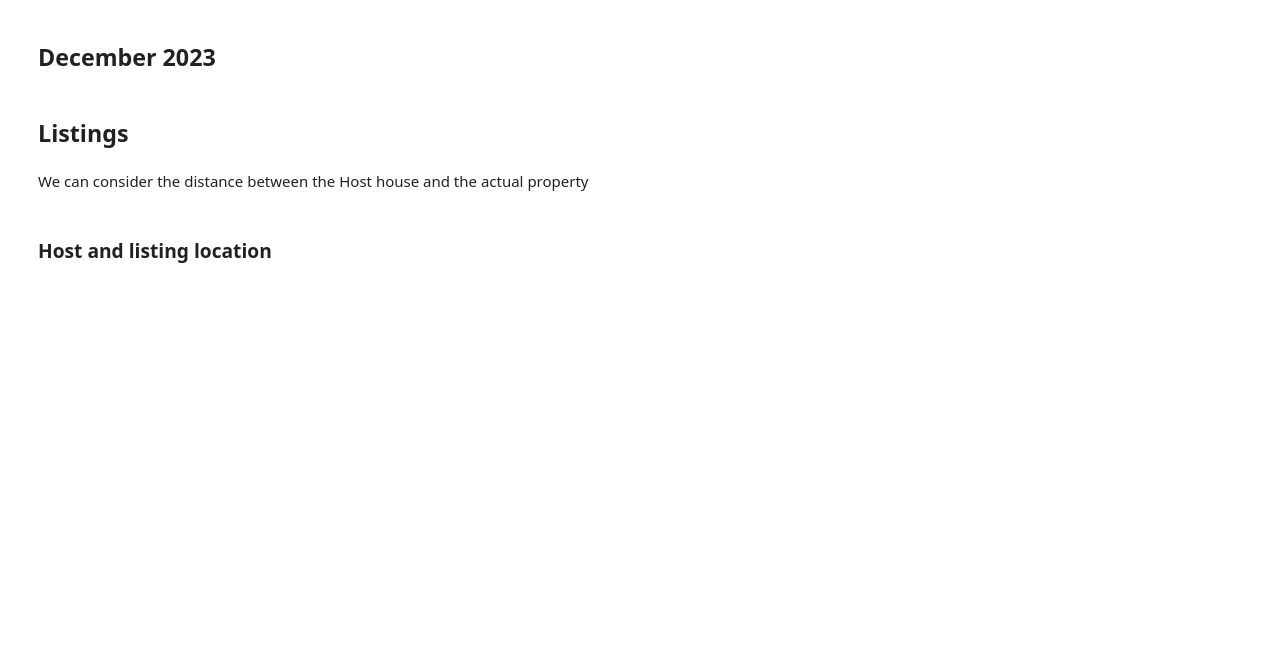
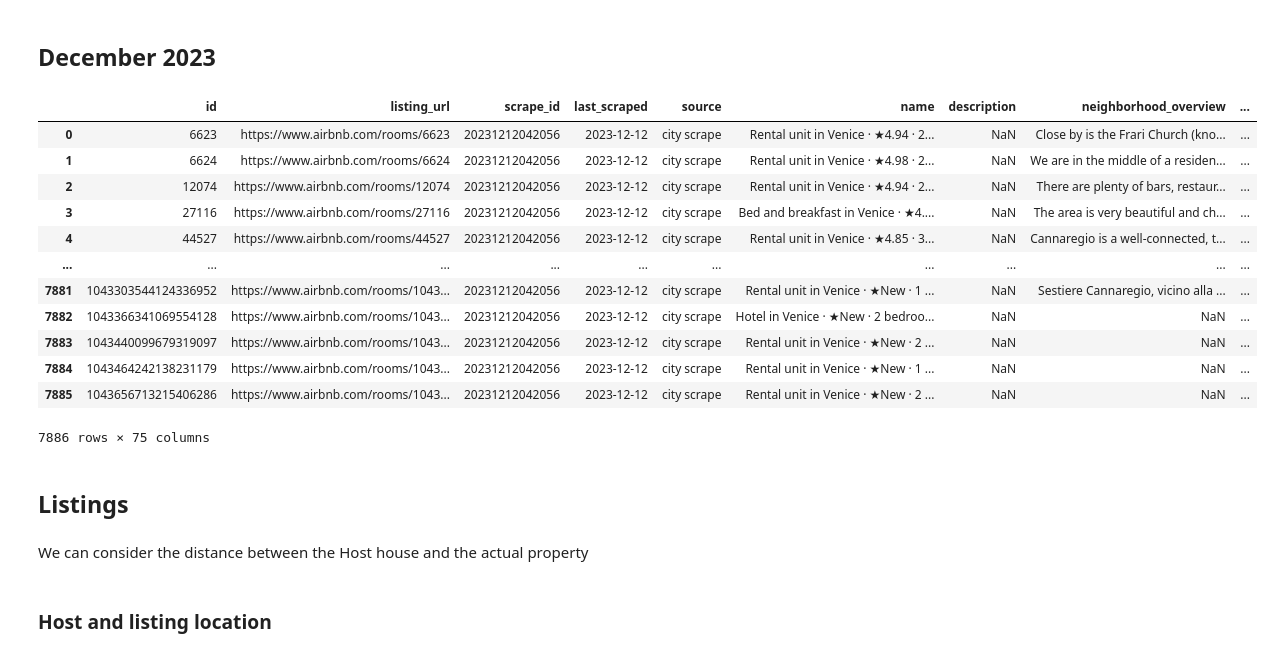
Before and after one commit to FiliTol/price-forecast, a Jupyter notebook: exploration.ipynb, the cells around one changed output. Drawn from its saved outputs; the diff is of its cells as text; code cells hidden in the pictures; blank space fills up the shorter version.

```diff
--- a/exploration.ipynb
+++ b/exploration.ipynb
@@ -1,5 +1,8 @@
 # %%
+from distutils.command.clean import clean
+
 import pandas as pd
+pd.options.display.float_format = '{:.0f}'.format
 from pandas.api.types import CategoricalDtype
 import numpy as np
 from geopy.geocoders import Nominatim
@@ -10,8 +13,33 @@ import json
 import statistics
 import re
 from sklearn.impute import KNNImputer
+from decimal import Decimal
+
+# For sentiment analysis of text
+import nltk
+#nltk.download("all") # Only first time
+from nltk.sentiment.vader import SentimentIntensityAnalyzer
+from nltk.corpus import stopwords
+from nltk.tokenize import word_tokenize
+from nltk.stem import WordNetLemmatizer
 # %% [markdown]
 ## December 2023
+# %%
+pd.read_csv("data/2023dic/d_listings.csv")
+# %% [output]
+|  | id | listing_url | scrape_id | last_scraped | source | name | description | neighborhood_overview | ... |
+| 0 | 6623 | https://www.airbnb.com/rooms/6623 | 20231212042056 | 2023-12-12 | city scrape | Rental unit in Venice · ★4.94 · 2... | NaN | Close by is the Frari Church (kno... | ... |
+| 1 | 6624 | https://www.airbnb.com/rooms/6624 | 20231212042056 | 2023-12-12 | city scrape | Rental unit in Venice · ★4.98 · 2... | NaN | We are in the middle of a residen... | ... |
+| 2 | 12074 | https://www.airbnb.com/rooms/12074 | 20231212042056 | 2023-12-12 | city scrape | Rental unit in Venice · ★4.94 · 2... | NaN | There are plenty of bars, restaur... | ... |
+| 3 | 27116 | https://www.airbnb.com/rooms/27116 | 20231212042056 | 2023-12-12 | city scrape | Bed and breakfast in Venice · ★4.... | NaN | The area is very beautiful and ch... | ... |
+| 4 | 44527 | https://www.airbnb.com/rooms/44527 | 20231212042056 | 2023-12-12 | city scrape | Rental unit in Venice · ★4.85 · 3... | NaN | Cannaregio is a well-connected, t... | ... |
+| ... | ... | ... | ... | ... | ... | ... | ... | ... | ... |
+| 7881 | 1043303544124336952 | https://www.airbnb.com/rooms/1043... | 20231212042056 | 2023-12-12 | city scrape | Rental unit in Venice · ★New · 1 ... | NaN | Sestiere Cannaregio, vicino alla ... | ... |
+| 7882 | 1043366341069554128 | https://www.airbnb.com/rooms/1043... | 20231212042056 | 2023-12-12 | city scrape | Hotel in Venice · ★New · 2 bedroo... | NaN | NaN | ... |
+| 7883 | 1043440099679319097 | https://www.airbnb.com/rooms/1043... | 20231212042056 | 2023-12-12 | city scrape | Rental unit in Venice · ★New · 2 ... | NaN | NaN | ... |
+| 7884 | 1043464242138231179 | https://www.airbnb.com/rooms/1043... | 20231212042056 | 2023-12-12 | city scrape | Rental unit in Venice · ★New · 1 ... | NaN | NaN | ... |
+| 7885 | 1043656713215406286 | https://www.airbnb.com/rooms/1043... | 20231212042056 | 2023-12-12 | city scrape | Rental unit in Venice · ★New · 2 ... | NaN | NaN | ... |
+7886 rows × 75 columns
 # %%
 dic2023_reviews = pd.read_csv("data/2023dic/reviews.csv")
 dic2023_calendar = pd.read_csv("data/2023dic/calendar.csv", dtype={"listing_id": str,
```
Also changed, not shown: parts of 27 cells of this notebook.
